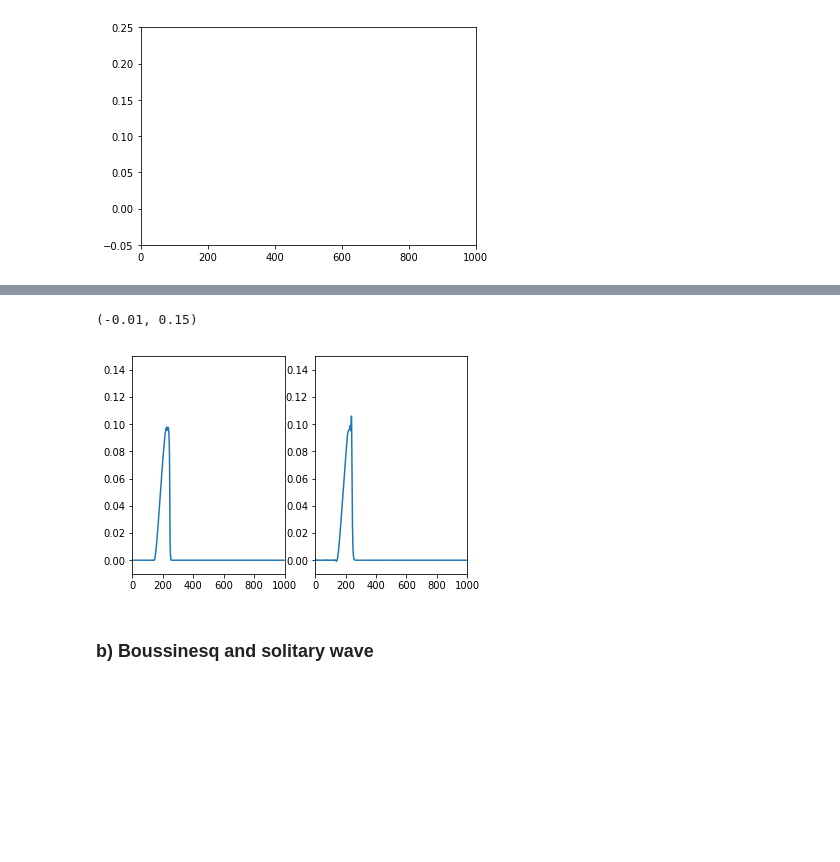
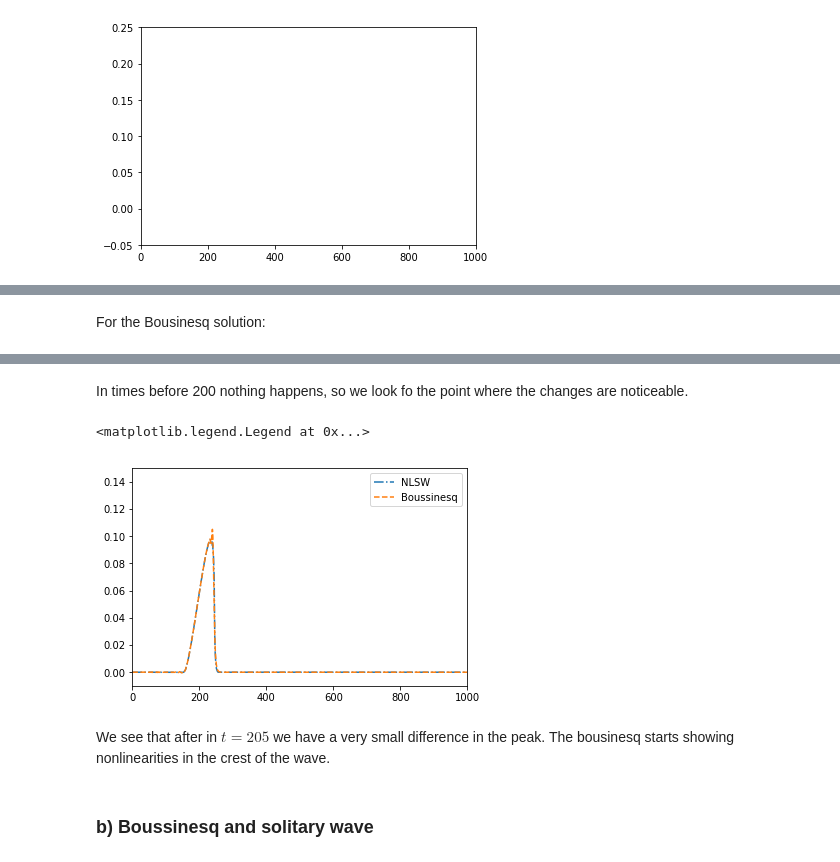
Before and after one commit to Reyna-RT/MEK9320, a Jupyter notebook: Second Assignment results.ipynb, the cells around one changed output, grey strips where cells are left out. Saved outputs shown, nothing was run; the diff lists cells and outputs as text; code cells hidden in the pictures; blank space fills up the shorter version.

```diff
--- a/Second Assignment results.ipynb
+++ b/Second Assignment results.ipynb
@@ -582,6 +705,8 @@ anim = animation.FuncAnimation(fig, animate, frames=np.arange(5,205,10),init_fun
 HTML(anim.to_html5_video())
 # %% [output]
 [interactive output not drawn]
+# %% [markdown]
+For the Bousinesq solution:
 # %%
 def animate(i):
     num = str(i)
@@ -594,20 +719,21 @@ anim = animation.FuncAnimation(fig, animate, frames=np.arange(5,205,10),init_fun
 HTML(anim.to_html5_video())
 # %% [output]
 [interactive output not drawn]
+# %% [markdown]
+In times before 200 nothing happens, so we look fo the point where the changes are noticeable.
 # %%
 a = np.loadtxt('flat_results/bores-nl/eta205',unpack=True)
-plt.subplot(1,2,1)
-plt.plot(a[0],a[1])
+plt.plot(a[0],a[1],'-.',label='NLSW')
+b = np.loadtxt('flat_results/bores-bous/eta205',unpack=True)
+plt.plot(b[0],b[1],'--',label='Boussinesq')
 plt.xlim(0,1000)
 plt.ylim(-0.01,0.15)
-b = np.loadtxt('flat_results/bores-bous/eta205',unpack=True)
-plt.subplot(1,2,2)
-plt.plot(b[0],b[1])
-plt.xlim(0,1000)
-plt.ylim(-0.01,0.15)
+plt.legend()
 # %% [output]
-(-0.01, 0.15)
+<matplotlib.legend.Legend at 0x...>
-[figure, old version]
+[figure, new version]
+# %% [markdown]
+We see that after in $t=205$ we have a very small difference in the peak. The bousinesq starts showing nonlinearities in the crest of the wave.
 # %% [markdown]
 ### b) Boussinesq and solitary wave
 # %%
```
Also changed, not shown: parts of 53 cells of this notebook.
